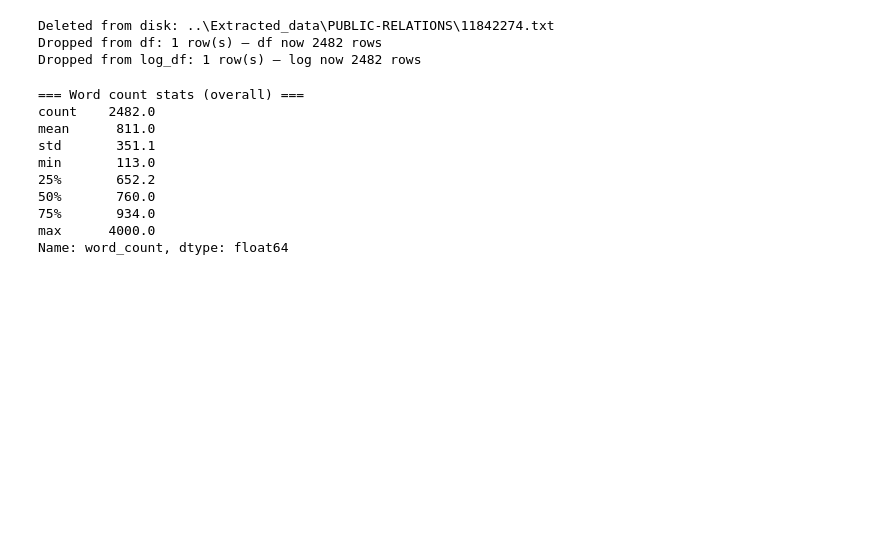
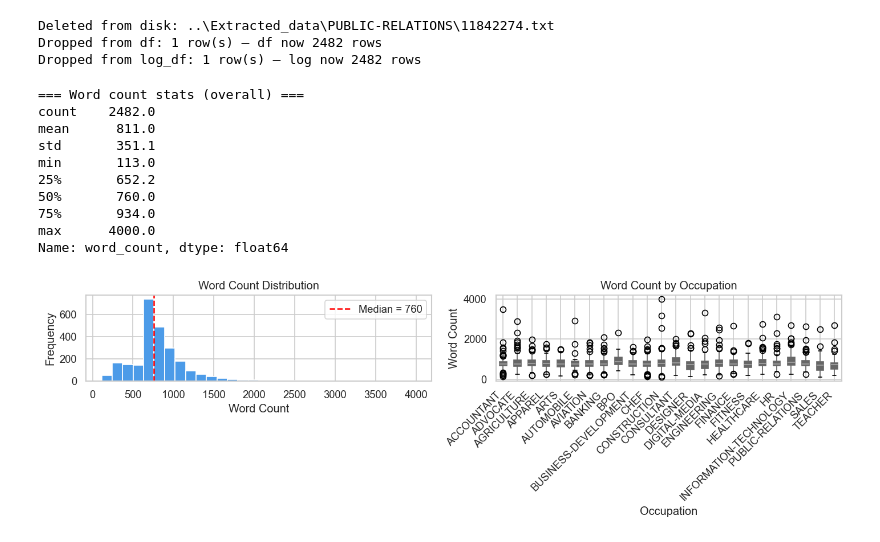
Before and after one commit to jotikaleeshya/CV-Screening-RM, a Jupyter notebook: Code/EDA.ipynb, the cells around one changed output. Drawn from its saved outputs; the diff is of its cells as text; code cells hidden in the pictures; blank space fills up the shorter version.

Commit message:
Word length visualization and summary

```diff
--- a/Code/EDA.ipynb
+++ b/Code/EDA.ipynb
@@ -262,3 +262,36 @@ min       113.0
 75%       934.0
 max      4000.0
 Name: word_count, dtype: float64
+# %%
+# Distribution of word counts
+fig, axes = plt.subplots(1, 2, figsize=(12, 4))
+
+# Histogram
+axes[0].hist(df["word_count"], bins=30, color="#4C9BE8", edgecolor="white")
+axes[0].axvline(df["word_count"].median(), color="red", linestyle="--",
+                label=f"Median = {df['word_count'].median():.0f}")
+axes[0].set_title("Word Count Distribution")
+axes[0].set_xlabel("Word Count")
+axes[0].set_ylabel("Frequency")
+axes[0].legend()
+
+# Box plot by occupation
+if df["occupation"].nunique() > 1:
+    df.boxplot(column="word_count", by="occupation", ax=axes[1],
+               patch_artist=True)
+    axes[1].set_title("Word Count by Occupation")
+    axes[1].set_xlabel("Occupation")
+    axes[1].set_ylabel("Word Count")
+    plt.sca(axes[1])
+    plt.xticks(rotation=45, ha="right")
+else:
+    axes[1].axis("off")
+    axes[1].text(0.5, 0.5, "Add more occupations\nfor comparison",
+                 ha="center", va="center", transform=axes[1].transAxes,
+                 fontsize=12, color="gray")
+
+plt.suptitle("")
+plt.tight_layout()
+plt.show()
+# %% [output]
+[figure, added]
```
Also changed, not shown: parts of 1 cell of this notebook.
